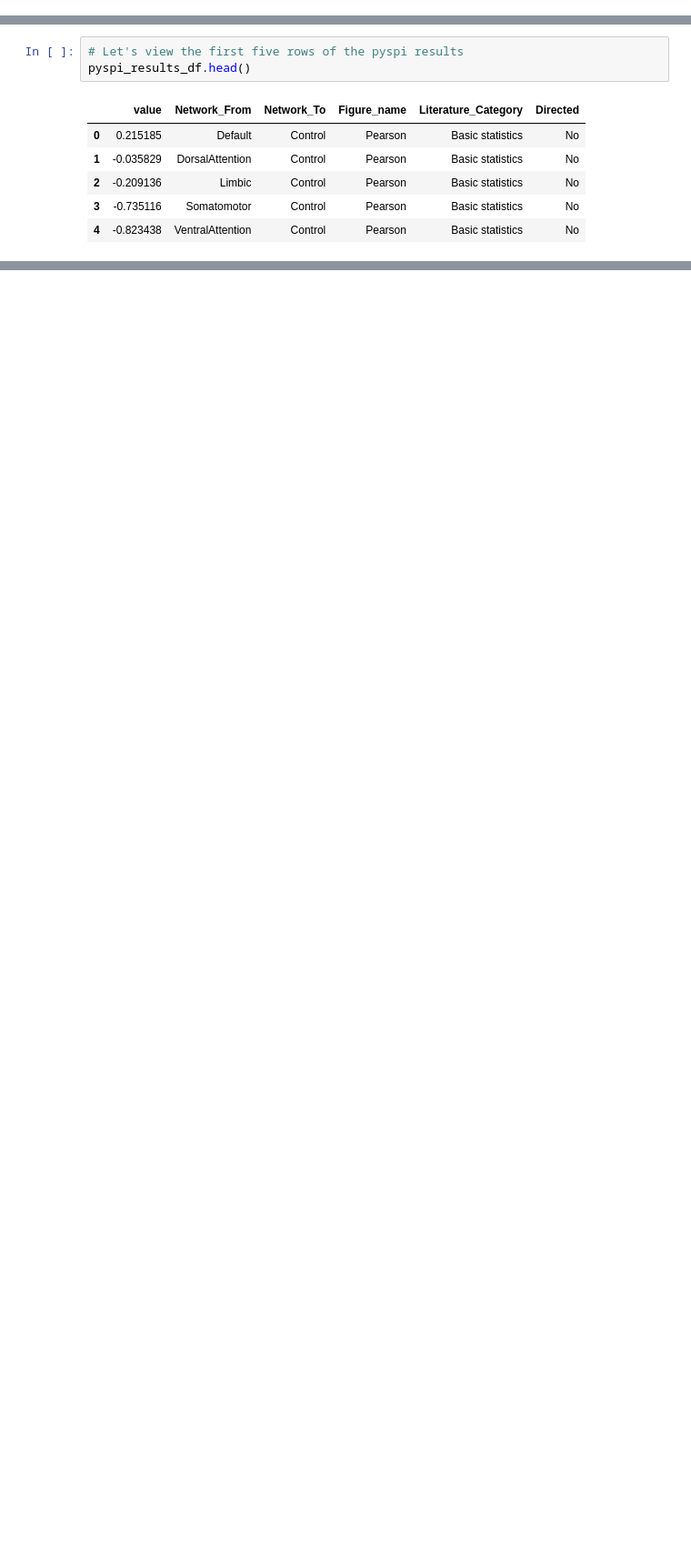
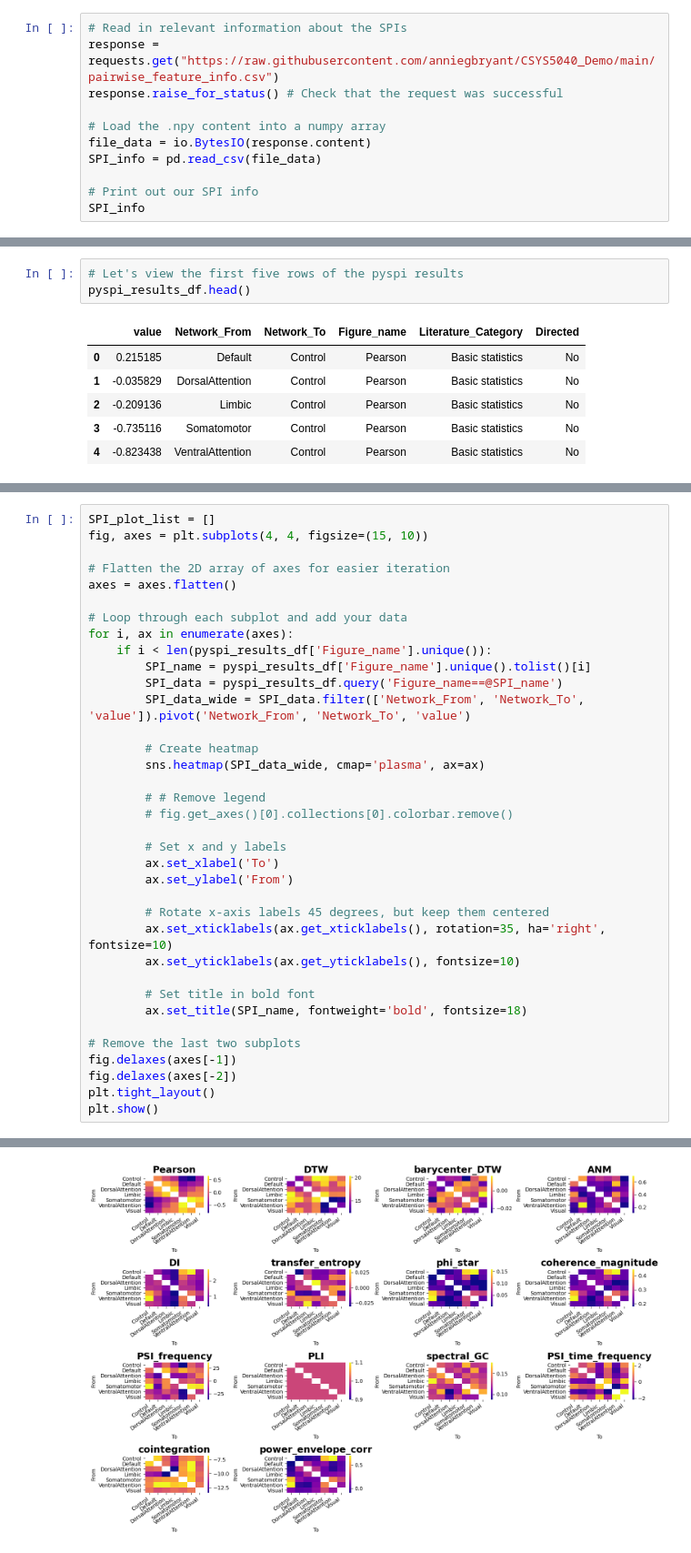
Before and after one commit to anniegbryant/CSYS5040_Demo, a Jupyter notebook: CSYS5040_demo.ipynb, the cells around one changed output, grey strips where cells are left out. Shown at 91% size. Saved outputs shown, nothing was run; the diff lists cells and outputs as text; blank space fills up the shorter version.

```diff
--- a/CSYS5040_demo.ipynb
+++ b/CSYS5040_demo.ipynb
@@ -183,0 +200,11 @@ calc.compute()
+# %%
+# Read in relevant information about the SPIs
+response = requests.get("https://raw.githubusercontent.com/anniegbryant/CSYS5040_Demo/main/pairwise_feature_info.csv")
+response.raise_for_status() # Check that the request was successful
+
+# Load the .npy content into a numpy array
+file_data = io.BytesIO(response.content)
+SPI_info = pd.read_csv(file_data)
+
+# Print out our SPI info
+SPI_info
@@ -255,0 +292,37 @@ wrap_plots(SPI_heatmap_list, ncol=5) +
+# %%
+SPI_plot_list = []
+fig, axes = plt.subplots(4, 4, figsize=(15, 10))
+
+# Flatten the 2D array of axes for easier iteration
+axes = axes.flatten()
+
+# Loop through each subplot and add your data
+for i, ax in enumerate(axes):
+    if i < len(pyspi_results_df['Figure_name'].unique()):
+        SPI_name = pyspi_results_df['Figure_name'].unique().tolist()[i]
+        SPI_data = pyspi_results_df.query('Figure_name==@SPI_name')
+        SPI_data_wide = SPI_data.filter(['Network_From', 'Network_To', 'value']).pivot('Network_From', 'Network_To', 'value')
+
+        # Create heatmap
+        sns.heatmap(SPI_data_wide, cmap='plasma', ax=ax)
+
+        # # Remove legend
+        # fig.get_axes()[0].collections[0].colorbar.remove()
+
+        # Set x and y labels
+        ax.set_xlabel('To')
+        ax.set_ylabel('From')
+
+        # Rotate x-axis labels 45 degrees, but keep them centered
+        ax.set_xticklabels(ax.get_xticklabels(), rotation=35, ha='right', fontsize=10)
+        ax.set_yticklabels(ax.get_yticklabels(), fontsize=10)
+
+        # Set title in bold font
+        ax.set_title(SPI_name, fontweight='bold', fontsize=18)
+
+# Remove the last two subplots
+fig.delaxes(axes[-1])
+fig.delaxes(axes[-2])
+plt.tight_layout()
+plt.show()
+# %% [output]
@@ -255,0 +343 @@ wrap_plots(SPI_heatmap_list, ncol=5) +
+[figure, added]
```
Also changed, not shown: parts of 23 cells of this notebook.
